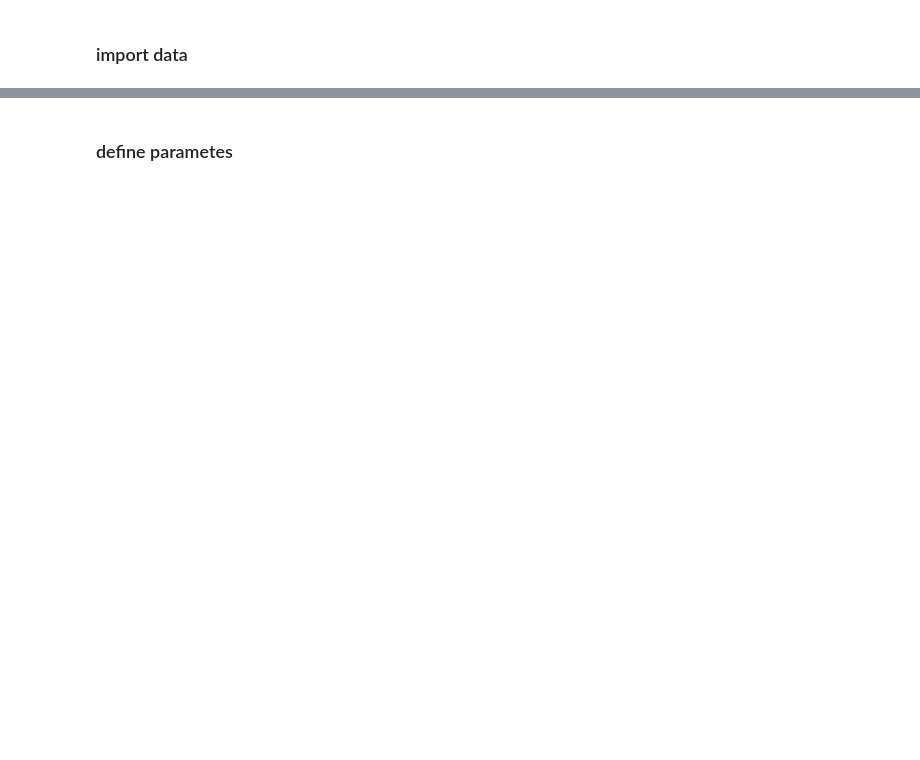
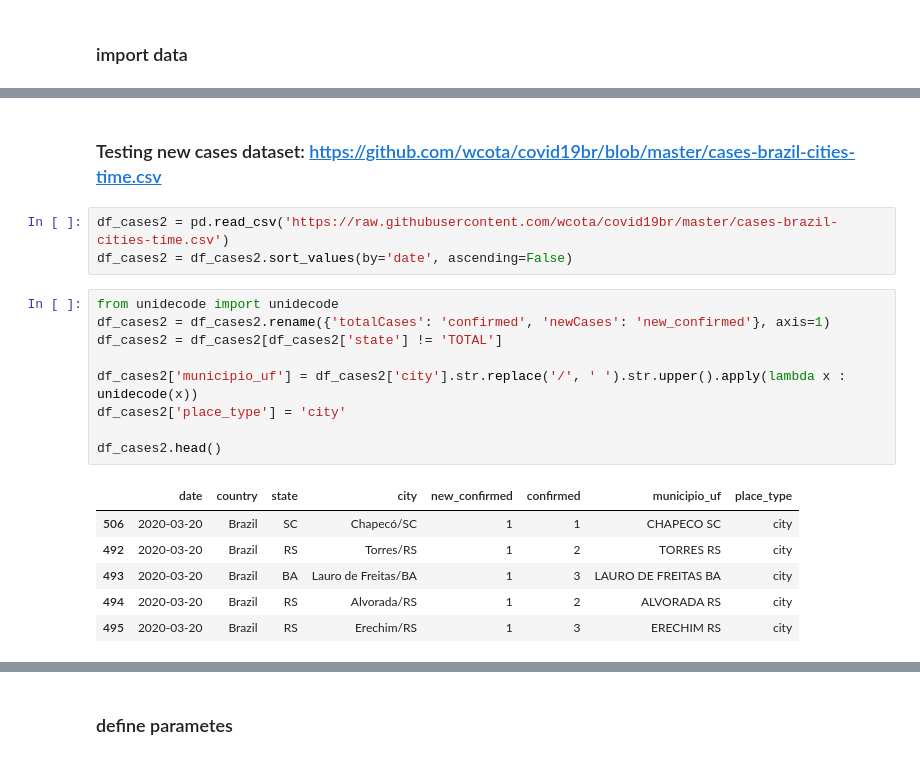
Before and after one commit to JoaoCarabetta/SimulaCovid, a Jupyter notebook: notebooks/tests_model.ipynb, the cells around one changed output, grey strips where cells are left out. Saved outputs shown, nothing was run; the diff lists cells and outputs as text; blank space fills up the shorter version.

```diff
--- a/notebooks/tests_model.ipynb
+++ b/notebooks/tests_model.ipynb
@@ -135,0 +214,21 @@ df_sus = pd.concat([df_states,df_sus],axis=0)
+# %% [markdown]
+### Testing new cases dataset: https://github.com/wcota/covid19br/blob/master/cases-brazil-cities-time.csv
+# %%
+df_cases2 = pd.read_csv('https://raw.githubusercontent.com/wcota/covid19br/master/cases-brazil-cities-time.csv')
+df_cases2 = df_cases2.sort_values(by='date', ascending=False)
+# %%
+from unidecode import unidecode
+df_cases2 = df_cases2.rename({'totalCases': 'confirmed', 'newCases': 'new_confirmed'}, axis=1)
+df_cases2 = df_cases2[df_cases2['state'] != 'TOTAL']
+
+df_cases2['municipio_uf'] = df_cases2['city'].str.replace('/', ' ').str.upper().apply(lambda x : unidecode(x))
+df_cases2['place_type'] = 'city'
+
+df_cases2.head()
+# %% [output]
+|  | date | country | state | city | new_confirmed | confirmed | municipio_uf | place_type |
+| 506 | 2020-03-20 | Brazil | SC | Chapecó/SC | 1 | 1 | CHAPECO SC | city |
+| 492 | 2020-03-20 | Brazil | RS | Torres/RS | 1 | 2 | TORRES RS | city |
+| 493 | 2020-03-20 | Brazil | BA | Lauro de Freitas/BA | 1 | 3 | LAURO DE FREITAS BA | city |
+| 494 | 2020-03-20 | Brazil | RS | Alvorada/RS | 1 | 2 | ALVORADA RS | city |
+| 495 | 2020-03-20 | Brazil | RS | Erechim/RS | 1 | 3 | ERECHIM RS | city |
```
Also changed, not shown: parts of 19 cells of this notebook, 2 other files.
